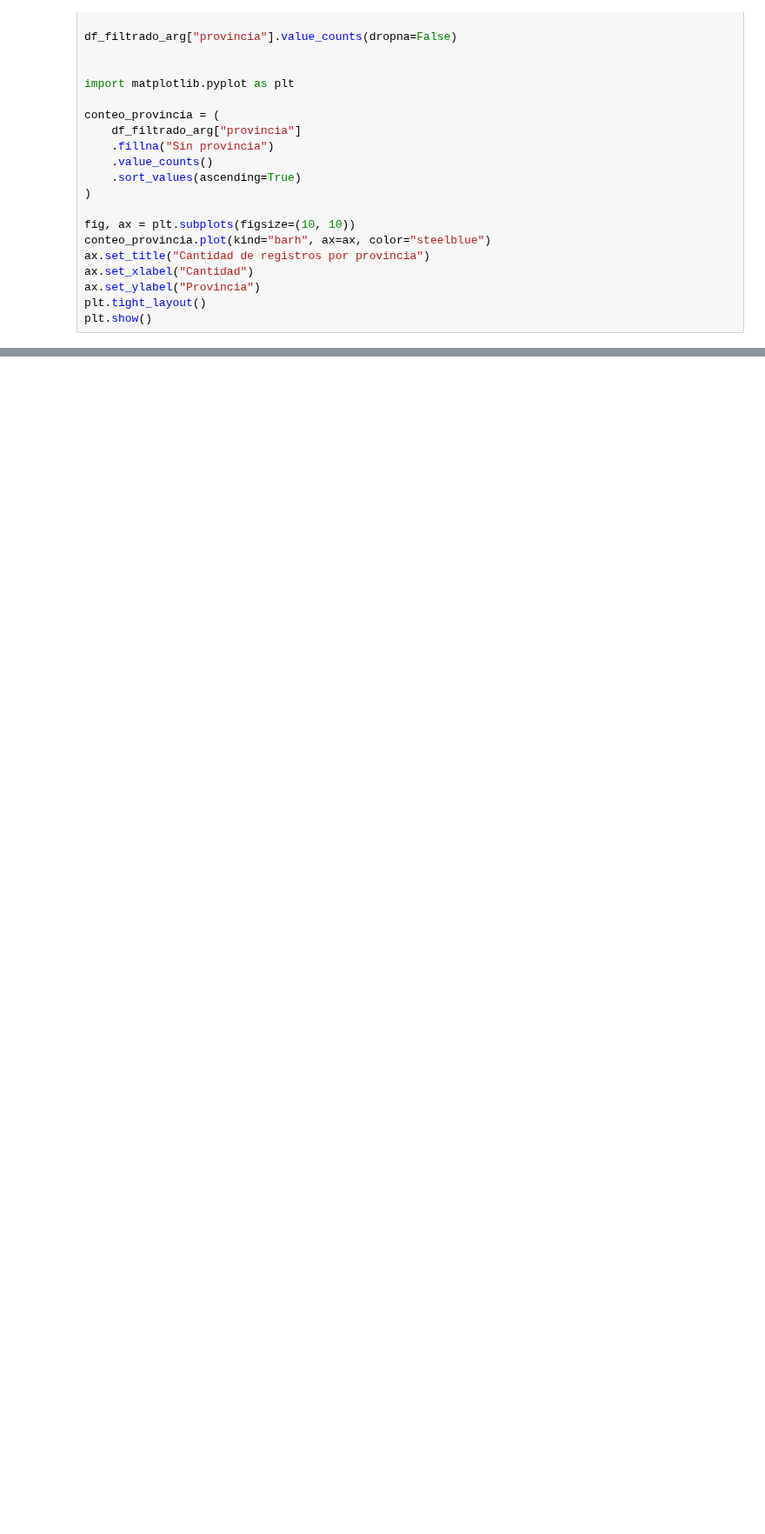
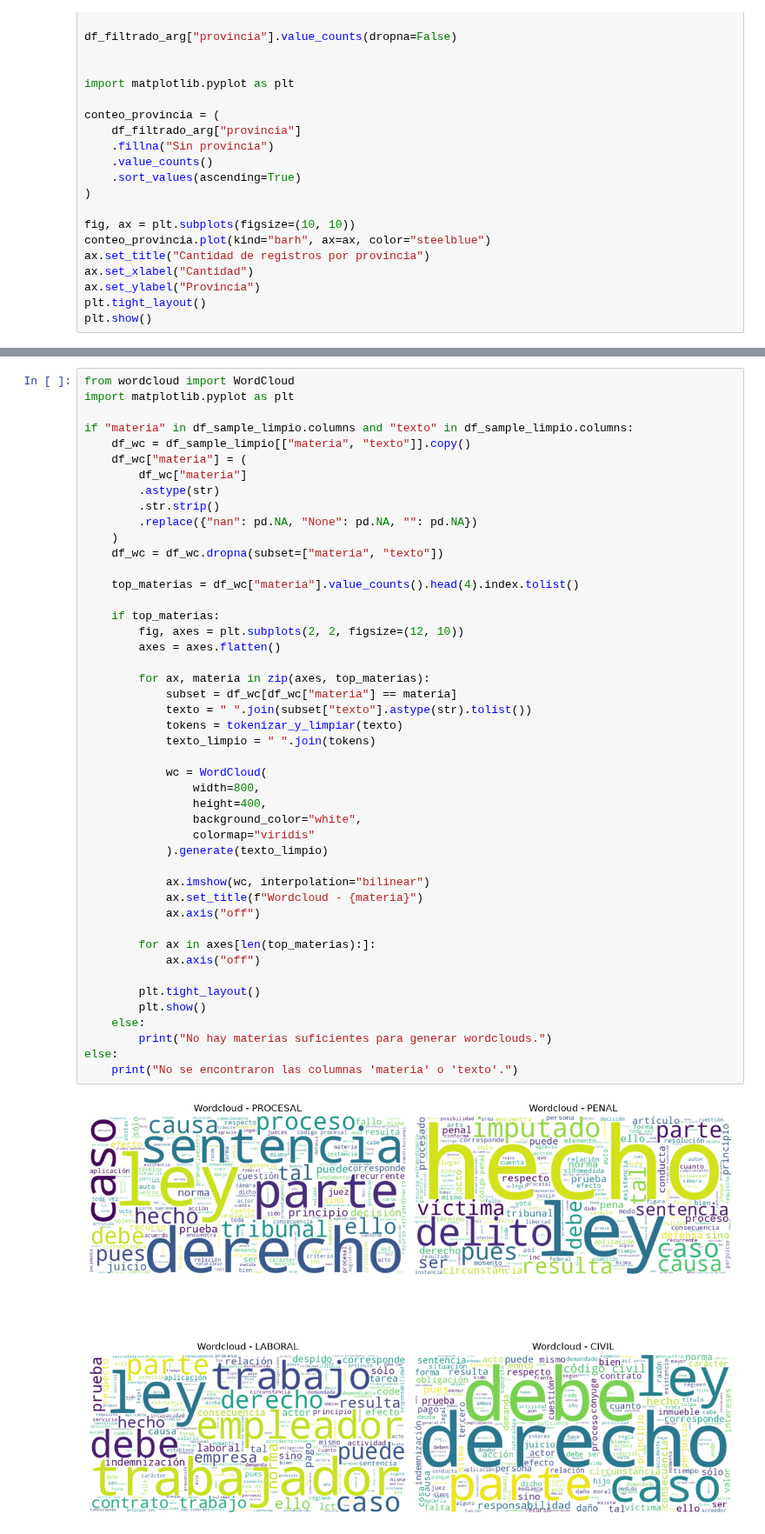
Before and after one commit to IESchneider/mentoria-diplodatos-2026-clasificacion-y-busqueda-textos-legales, a Jupyter notebook: analisis-dataset.ipynb, the cells around one changed output, grey strips where cells are left out. Shown at 87% size. Saved outputs shown, nothing was run; the diff lists cells and outputs as text; blank space fills up the shorter version.

```diff
--- a/analisis-dataset.ipynb
+++ b/analisis-dataset.ipynb
@@ -311,0 +541,48 @@ plt.show()
+# %%
+from wordcloud import WordCloud
+import matplotlib.pyplot as plt
+
+if "materia" in df_sample_limpio.columns and "texto" in df_sample_limpio.columns:
+    df_wc = df_sample_limpio[["materia", "texto"]].copy()
+    df_wc["materia"] = (
+        df_wc["materia"]
+        .astype(str)
+        .str.strip()
+        .replace({"nan": pd.NA, "None": pd.NA, "": pd.NA})
+    )
+    df_wc = df_wc.dropna(subset=["materia", "texto"])
+
+    top_materias = df_wc["materia"].value_counts().head(4).index.tolist()
+
+    if top_materias:
+        fig, axes = plt.subplots(2, 2, figsize=(12, 10))
+        axes = axes.flatten()
+
+        for ax, materia in zip(axes, top_materias):
+            subset = df_wc[df_wc["materia"] == materia]
+            texto = " ".join(subset["texto"].astype(str).tolist())
+            tokens = tokenizar_y_limpiar(texto)
+            texto_limpio = " ".join(tokens)
+
+            wc = WordCloud(
+                width=800,
+                height=400,
+                background_color="white",
+                colormap="viridis"
+            ).generate(texto_limpio)
+
+            ax.imshow(wc, interpolation="bilinear")
+            ax.set_title(f"Wordcloud - {materia}")
+            ax.axis("off")
+
+        for ax in axes[len(top_materias):]:
+            ax.axis("off")
+
+        plt.tight_layout()
+        plt.show()
+    else:
+        print("No hay materias suficientes para generar wordclouds.")
+else:
+    print("No se encontraron las columnas 'materia' o 'texto'.")
+# %% [output]
+[figure, added]
```
Also changed, not shown: parts of 13 cells of this notebook.
